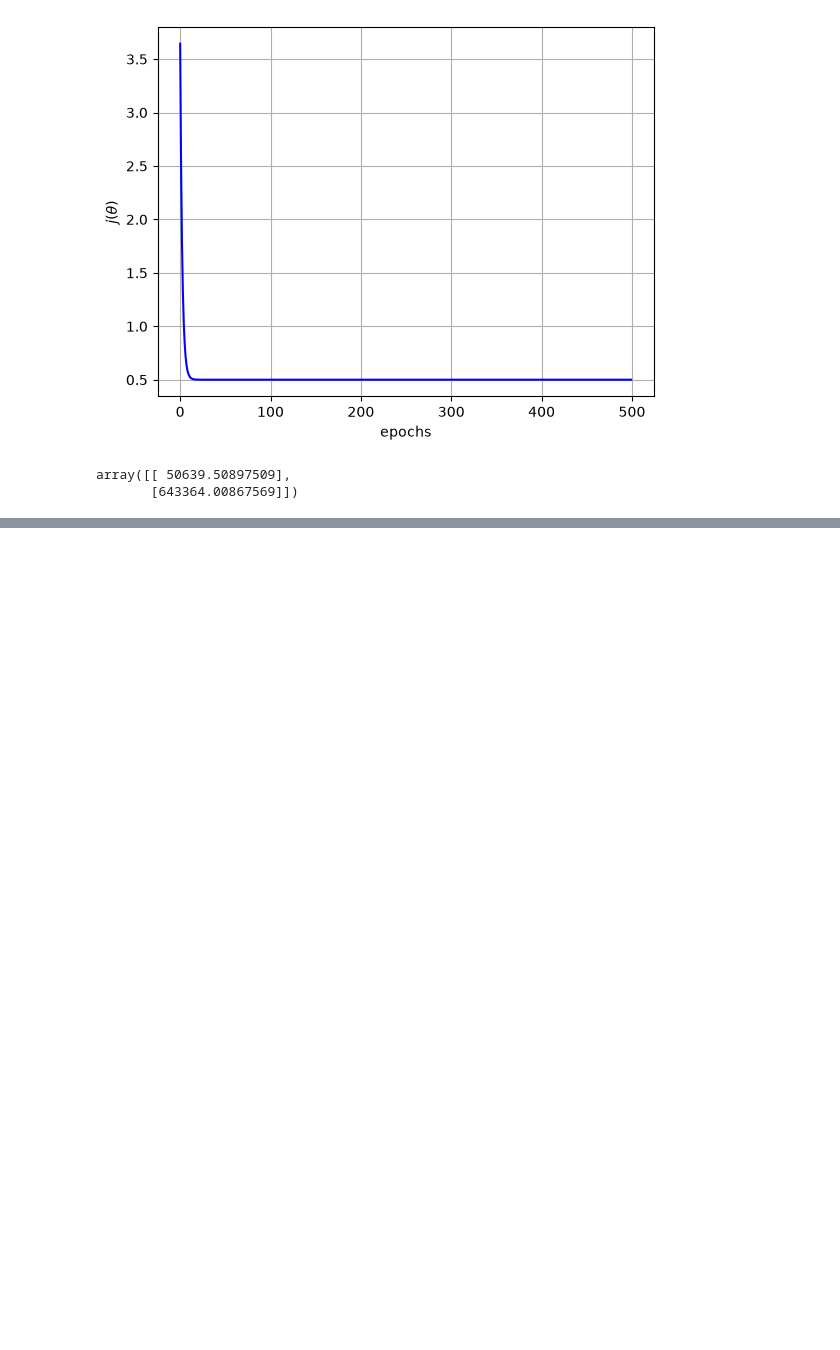
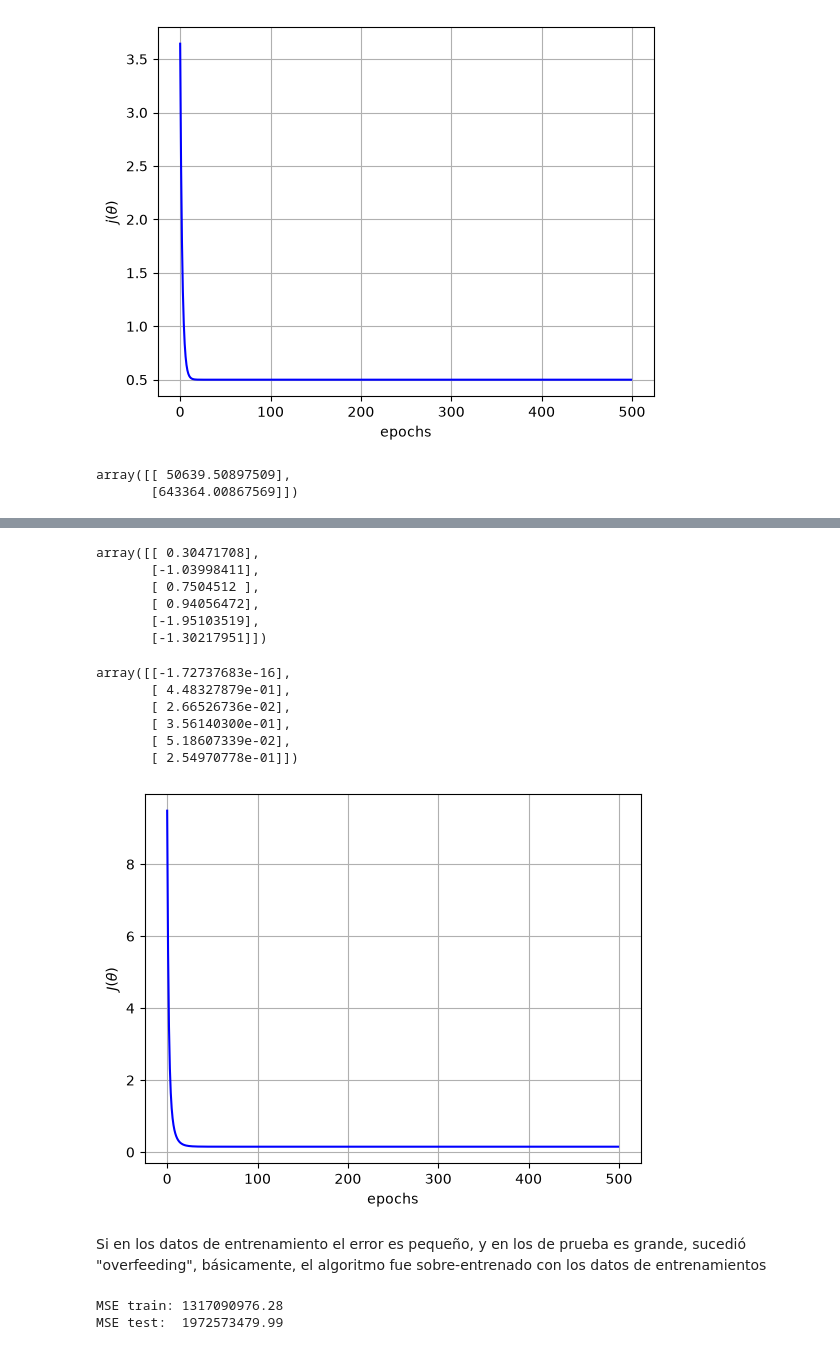
Before and after one commit to Cesarsith25/Unimodelo_IA, a Jupyter notebook: 05_Regression_Example.ipynb, the cells around one changed output, grey strips where cells are left out. Drawn from its saved outputs; the diff is of its cells as text; code cells hidden in the pictures; blank space fills up the shorter version.

```diff
--- a/05_Regression_Example.ipynb
+++ b/05_Regression_Example.ipynb
@@ -167,0 +201,41 @@ array([[ 50639.50897509],
+# %%
+rng = np.random.default_rng(seed=42)
+# %%
+theta = rng.standard_normal((6, 1))
+theta
+# %% [output]
+array([[ 0.30471708],
+       [-1.03998411],
+       [ 0.7504512 ],
+       [ 0.94056472],
+       [-1.95103519],
+       [-1.30217951]])
+# %%
+X_b = add_dummy_feature(X_std)
+# %%
+J_log = np.zeros(n_epochs)
+
+for i in range(n_epochs):
+    J_log[i] = (1/m)*((X_b@theta-y_std)**2).sum()
+
+    gradients = (2/m)*X_b.T @ (X_b@theta - y_std)
+    theta = theta  - eta * gradients
+
+theta
+# %% [output]
+array([[-1.72737683e-16],
+       [ 4.48327879e-01],
+       [ 2.66526736e-02],
+       [ 3.56140300e-01],
+       [ 5.18607339e-02],
+       [ 2.54970778e-01]])
+# %%
+plt.plot(np.arange(n_epochs), J_log, 'b-')
+plt.xlabel('epochs')
+plt.ylabel(r'$J(\theta)$')
+plt.grid()
+plt.show()
+# %% [output]
+[figure, added]
+# %% [markdown]
+<p>Si en los datos de entrenamiento el error es pequeño, y en los de prueba es grande, sucedió "overfeeding", básicamente, el algoritmo fue sobre-entrenado con los datos de entrenamientos</p>
@@ -167,0 +255,9 @@ array([[ 50639.50897509],
+# %%
+mse_train = mean_squared_error(y_train, y_train_pred)
+mse_test = mean_squared_error(y_test, y_test_pred)
+
+print(f'MSE train: {mse_train:.2f}')
+print(f'MSE test: {mse_test: .2f}')
+# %% [output]
+MSE train: 1317090976.28
+MSE test:  1972573479.99
```
Also changed, not shown: parts of 28 cells of this notebook, 5 other files.
